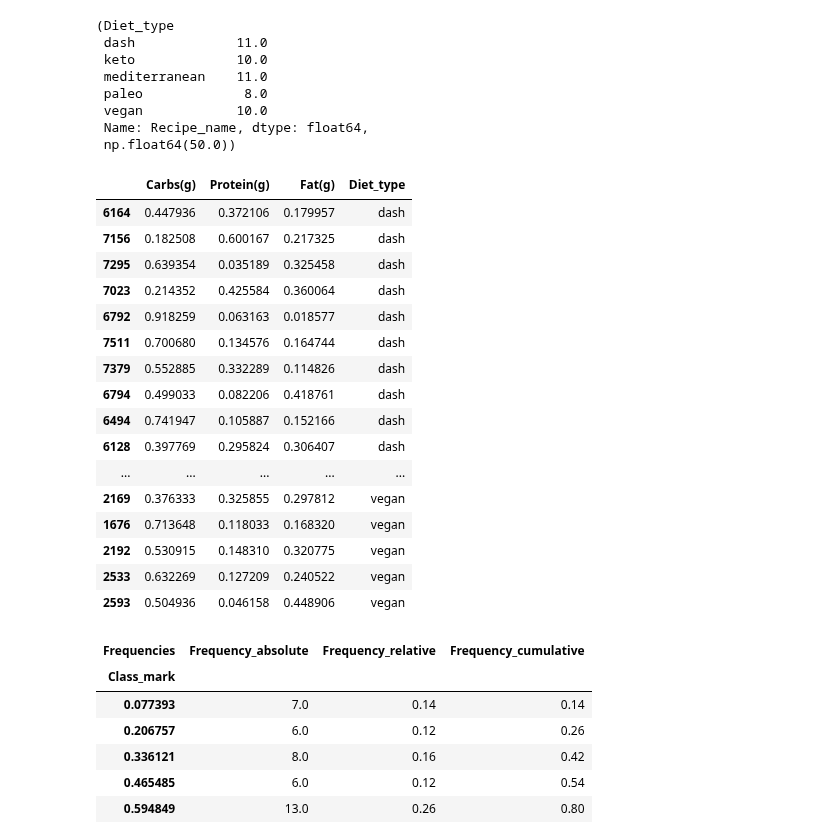
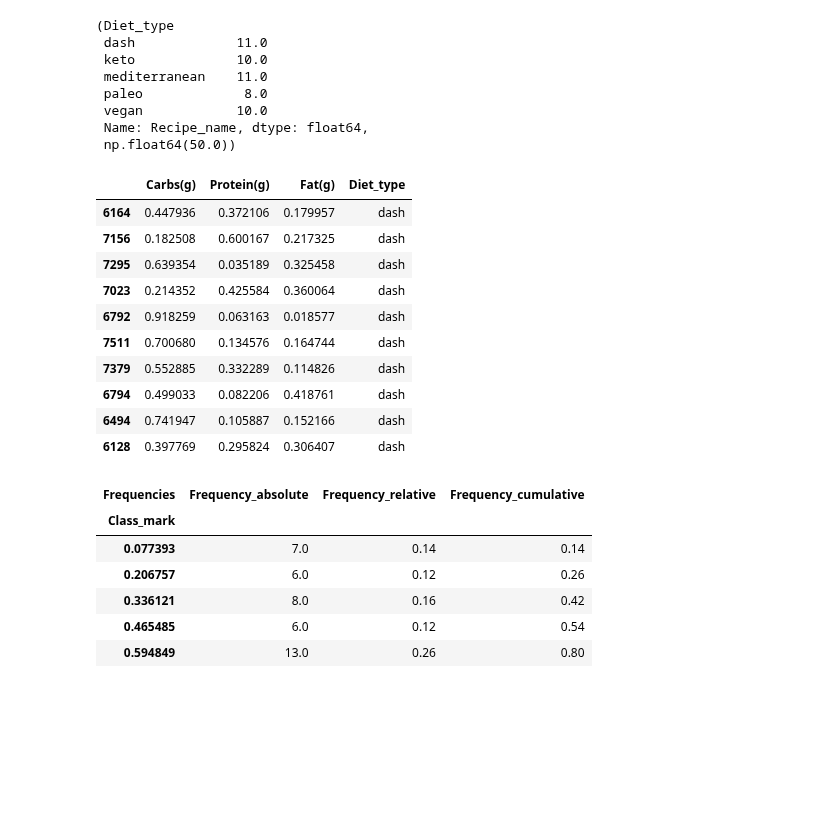
Before and after one commit to alexisuaguilaru/Analysis_Nutritional_Information, a Jupyter notebook: Documentation/AlexisAguilar_Reporte.ipynb, the cells around one changed output. Cells and saved outputs as stored; diff of their text form; code cells hidden in the pictures; blank space fills up the shorter version.

```diff
--- a/Documentation/AlexisAguilar_Reporte.ipynb
+++ b/Documentation/AlexisAguilar_Reporte.ipynb
@@ -411,34 +399,28 @@ recipes_by_diet , np.sum(recipes_by_diet)
 # %%
 # Se muestrea de forma estratificada 50 recetas
 
 StratifiedSample = []
 for diet in Diets:
     recipes_diet = int(recipes_by_diet[diet])
     sample_diet = Diets_Dataset.query("Diet_type == @diet")[Macronutrients].sample(recipes_diet,random_state=random_state_stratified)
     sample_diet['Diet_type'] = diet
     StratifiedSample.append(sample_diet)
 
 StratifiedSample = pd.concat(StratifiedSample)
 
-StratifiedSample
+StratifiedSample.head(10)
 # %% [output]
 |  | Carbs(g) | Protein(g) | Fat(g) | Diet_type |
 | 6164 | 0.447936 | 0.372106 | 0.179957 | dash |
 | 7156 | 0.182508 | 0.600167 | 0.217325 | dash |
 | 7295 | 0.639354 | 0.035189 | 0.325458 | dash |
 | 7023 | 0.214352 | 0.425584 | 0.360064 | dash |
 | 6792 | 0.918259 | 0.063163 | 0.018577 | dash |
 | 7511 | 0.700680 | 0.134576 | 0.164744 | dash |
 | 7379 | 0.552885 | 0.332289 | 0.114826 | dash |
 | 6794 | 0.499033 | 0.082206 | 0.418761 | dash |
 | 6494 | 0.741947 | 0.105887 | 0.152166 | dash |
 | 6128 | 0.397769 | 0.295824 | 0.306407 | dash |
-| ... | ... | ... | ... | ... |
-| 2169 | 0.376333 | 0.325855 | 0.297812 | vegan |
-| 1676 | 0.713648 | 0.118033 | 0.168320 | vegan |
-| 2192 | 0.530915 | 0.148310 | 0.320775 | vegan |
-| 2533 | 0.632269 | 0.127209 | 0.240522 | vegan |
-| 2593 | 0.504936 | 0.046158 | 0.448906 | vegan |
 # %%
 # Se calculan las frecuencias relativas, absolutas y acumulada del atributo Carbs(g)
 
```
Also changed, not shown: parts of 3 cells of this notebook, 2 other files.
